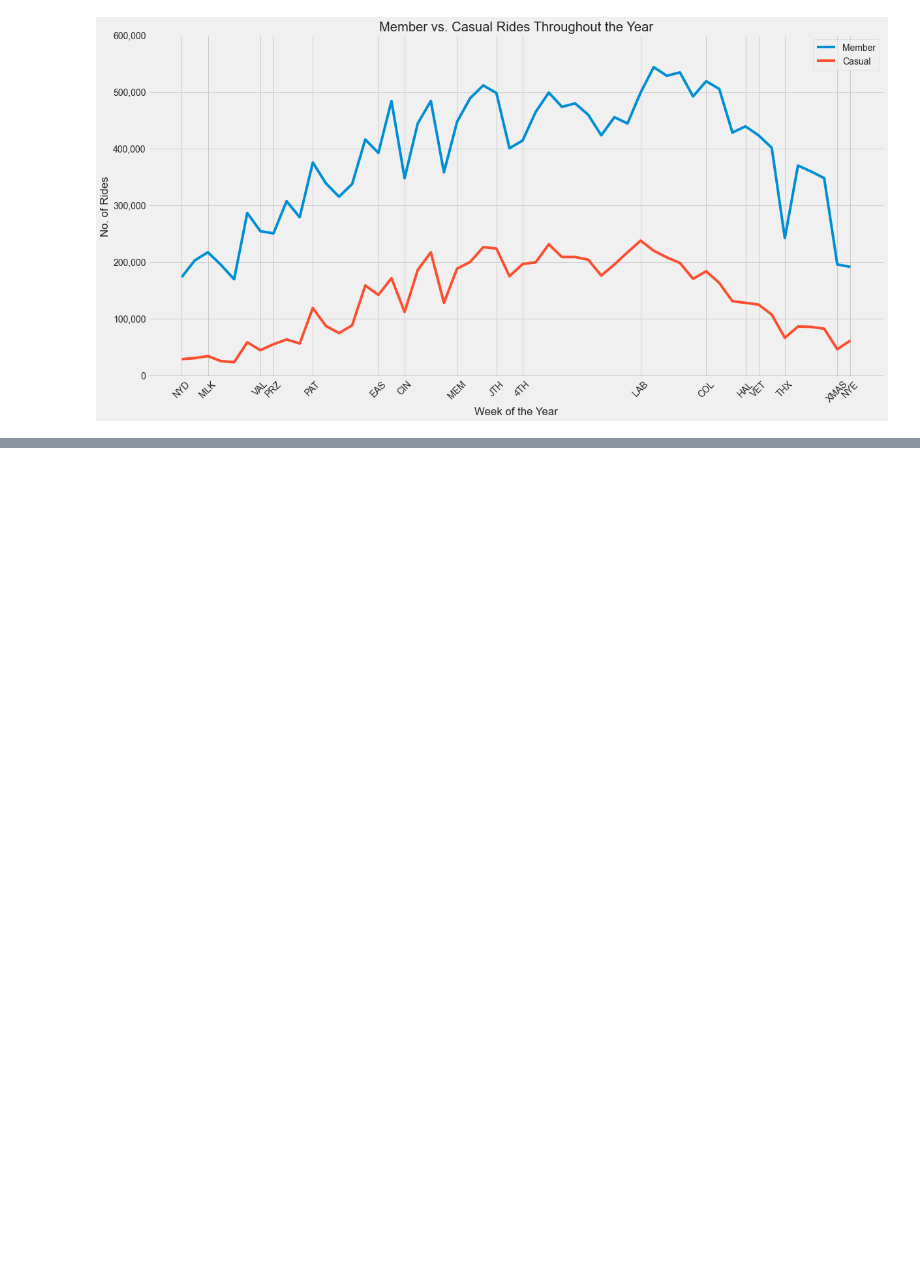
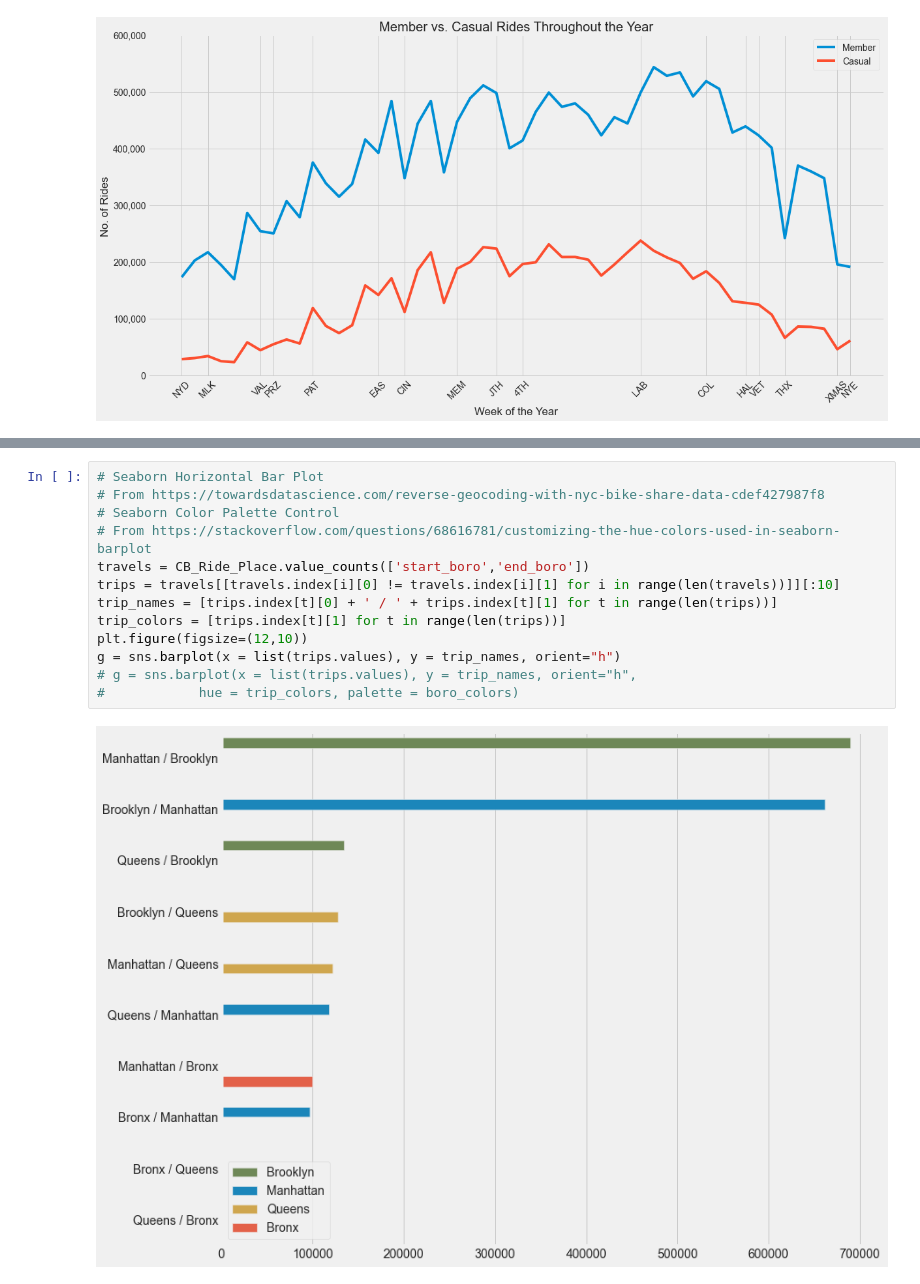
Before and after one commit to jchatterjee/nycdsa_capstone, a Jupyter notebook: DA_Q1_Rider_Behavior.ipynb, the cells around one changed output, grey strips where cells are left out. Saved outputs shown, nothing was run; the diff lists cells and outputs as text; blank space fills up the shorter version.

```diff
--- a/DA_Q1_Rider_Behavior.ipynb
+++ b/DA_Q1_Rider_Behavior.ipynb
@@ -254,0 +326,15 @@ plt.show()
+# %%
+# Seaborn Horizontal Bar Plot
+# From https://towardsdatascience.com/reverse-geocoding-with-nyc-bike-share-data-cdef427987f8
+# Seaborn Color Palette Control
+# From https://stackoverflow.com/questions/68616781/customizing-the-hue-colors-used-in-seaborn-barplot
+travels = CB_Ride_Place.value_counts(['start_boro','end_boro'])
+trips = travels[[travels.index[i][0] != travels.index[i][1] for i in range(len(travels))]][:10]
+trip_names = [trips.index[t][0] + ' / ' + trips.index[t][1] for t in range(len(trips))]
+trip_colors = [trips.index[t][1] for t in range(len(trips))]
+plt.figure(figsize=(12,10))
+g = sns.barplot(x = list(trips.values), y = trip_names, orient="h")
+# g = sns.barplot(x = list(trips.values), y = trip_names, orient="h",
+#            hue = trip_colors, palette = boro_colors)
+# %% [output]
+[figure, added]
```
Also changed, not shown: parts of 14 cells of this notebook.
